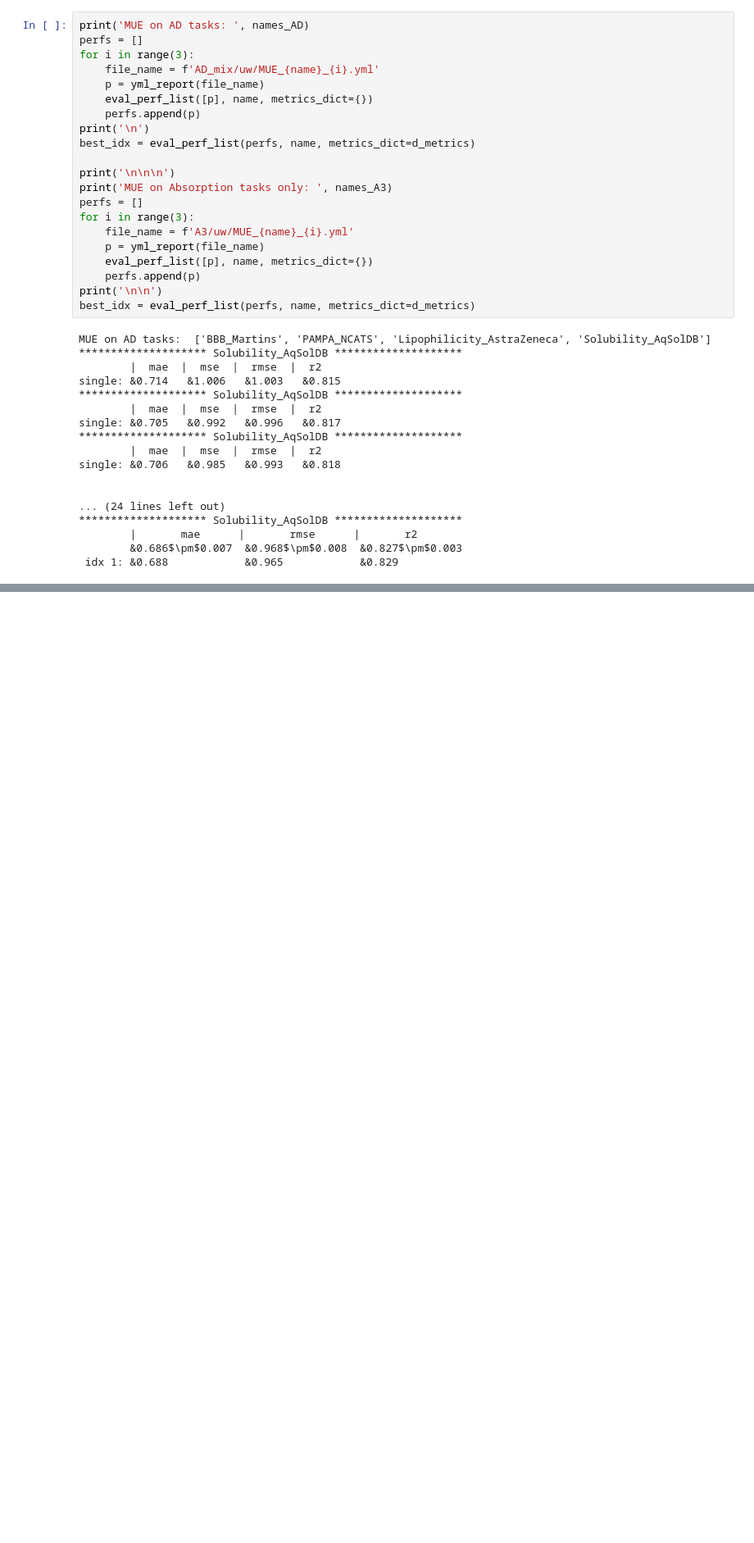
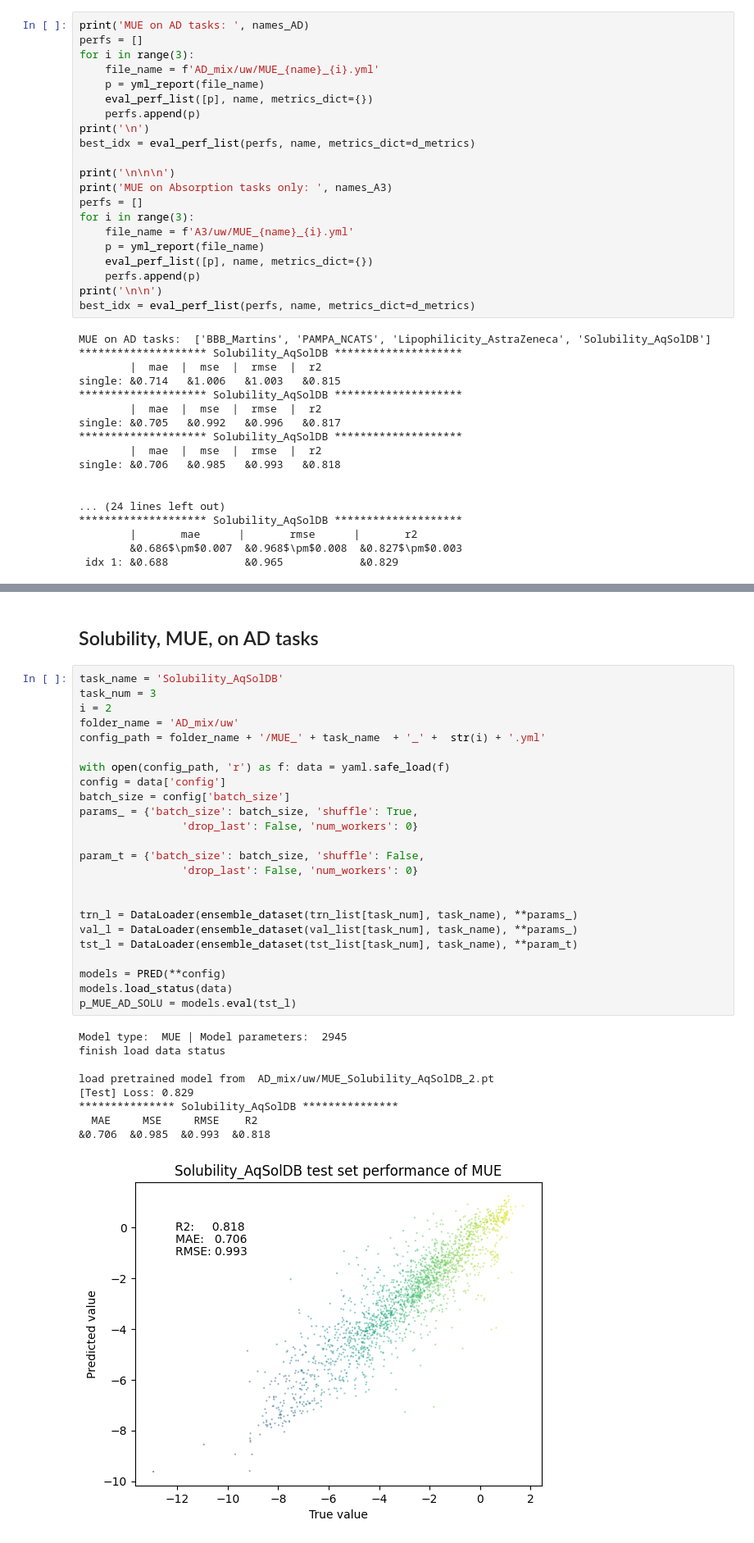
Before and after one commit to yingzibu/MOL2ADMET, a Jupyter notebook: results/PAMPA_Solu_evaluation.ipynb, the cells around one changed output, grey strips where cells are left out. Shown at 82% size. Saved outputs shown, nothing was run; the diff lists cells and outputs as text; blank space fills up the shorter version.

```diff
--- a/results/PAMPA_Solu_evaluation.ipynb
+++ b/results/PAMPA_Solu_evaluation.ipynb
@@ -281,0 +428,36 @@ single: &0.706   &0.985   &0.993   &0.818
+# %% [markdown]
+## Solubility, MUE, on AD tasks
+# %%
+task_name = 'Solubility_AqSolDB'
+task_num = 3
+i = 2
+folder_name = 'AD_mix/uw'
+config_path = folder_name + '/MUE_' + task_name  + '_' +  str(i) + '.yml'
+
+with open(config_path, 'r') as f: data = yaml.safe_load(f)
+config = data['config']
+batch_size = config['batch_size']
+params_ = {'batch_size': batch_size, 'shuffle': True,
+                'drop_last': False, 'num_workers': 0}
+
+param_t = {'batch_size': batch_size, 'shuffle': False,
+                'drop_last': False, 'num_workers': 0}
+
+
+trn_l = DataLoader(ensemble_dataset(trn_list[task_num], task_name), **params_)
+val_l = DataLoader(ensemble_dataset(val_list[task_num], task_name), **params_)
+tst_l = DataLoader(ensemble_dataset(tst_list[task_num], task_name), **param_t)
+
+models = PRED(**config)
+models.load_status(data)
+p_MUE_AD_SOLU = models.eval(tst_l)
+# %% [output]
+Model type:  MUE | Model parameters:  2945
+finish load data status
+
+load pretrained model from  AD_mix/uw/MUE_Solubility_AqSolDB_2.pt
+[Test] Loss: 0.829
+*************** Solubility_AqSolDB ***************
+  MAE     MSE     RMSE    R2
+&0.706  &0.985  &0.993  &0.818
+[figure, added]
```
Also changed, not shown: parts of 17 cells of this notebook.
